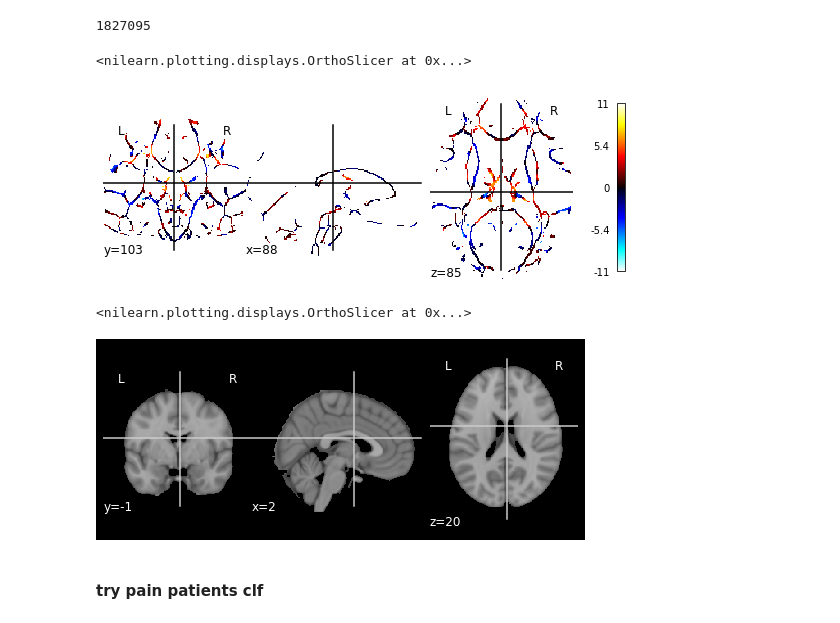
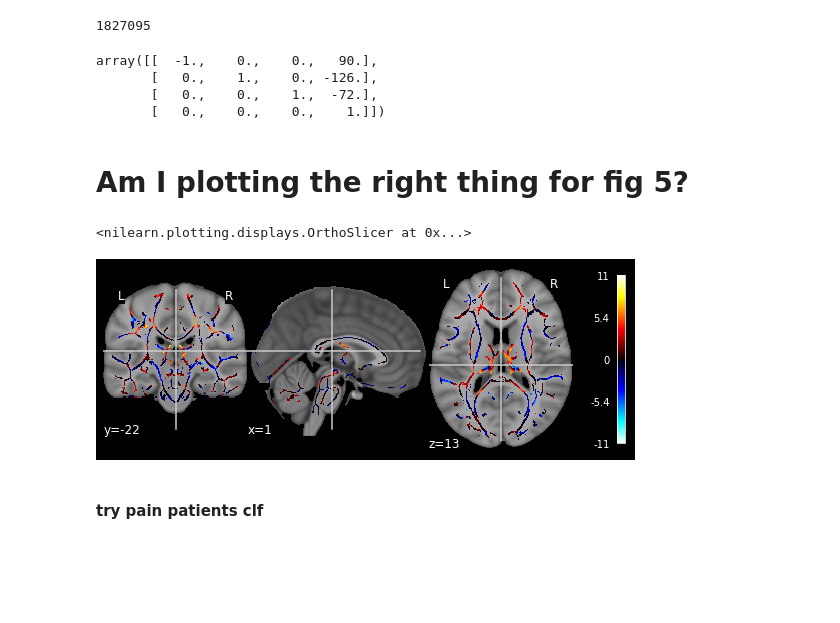
Before and after one commit to syzhang/bfl_extract, a Jupyter notebook: dev_clf.ipynb, the cells around one changed output. Saved outputs shown, nothing was run; the diff lists cells and outputs as text; code cells hidden in the pictures; blank space fills up the shorter version.

Commit message:
plot fix

```diff
--- a/dev_clf.ipynb
+++ b/dev_clf.ipynb
@@ -260,7 +260,8 @@ img_reshape = np.zeros(mask_data.shape)
 img_reshape[mask] = img_data
 # %%
 from nibabel import Nifti1Image
-img_reshape_ni = Nifti1Image(img_reshape, affine=np.eye(4))
+# img_reshape_ni = Nifti1Image(img_reshape, affine=np.eye(4))
+img_reshape_ni = Nifti1Image(img_reshape, affine=mask_img.affine)
 # %%
 from nilearn.plotting import plot_stat_map,plot_anat,plot_epi
 # %%
@@ -268,13 +272,17 @@ mask_path = './MNI152_T1_1mm_brain.nii.gz'
+# %%
+mask_img.affine
+# %% [output]
+array([[  -1.,    0.,    0.,   90.],
+       [   0.,    1.,    0., -126.],
+       [   0.,    0.,    1.,  -72.],
+       [   0.,    0.,    0.,    1.]])
+# %% [markdown]
+# Am I plotting the right thing for fig 5?
 # %%
-plot_stat_map(img_reshape_ni, bg_img=None)
+plot_stat_map(img_reshape_ni, bg_img=mask_path)
 # %% [output]
 <nilearn.plotting.displays.OrthoSlicer at 0x...>
-[figure, old version]
+[figure, new version]
-# %%
-plot_anat(mask_path)
-# %% [output]
-<nilearn.plotting.displays.OrthoSlicer at 0x...>
-[figure, removed]
 # %% [markdown]
 #### try pain patients clf
 # %%
```
Also changed, not shown: parts of 1 cell of this notebook.
